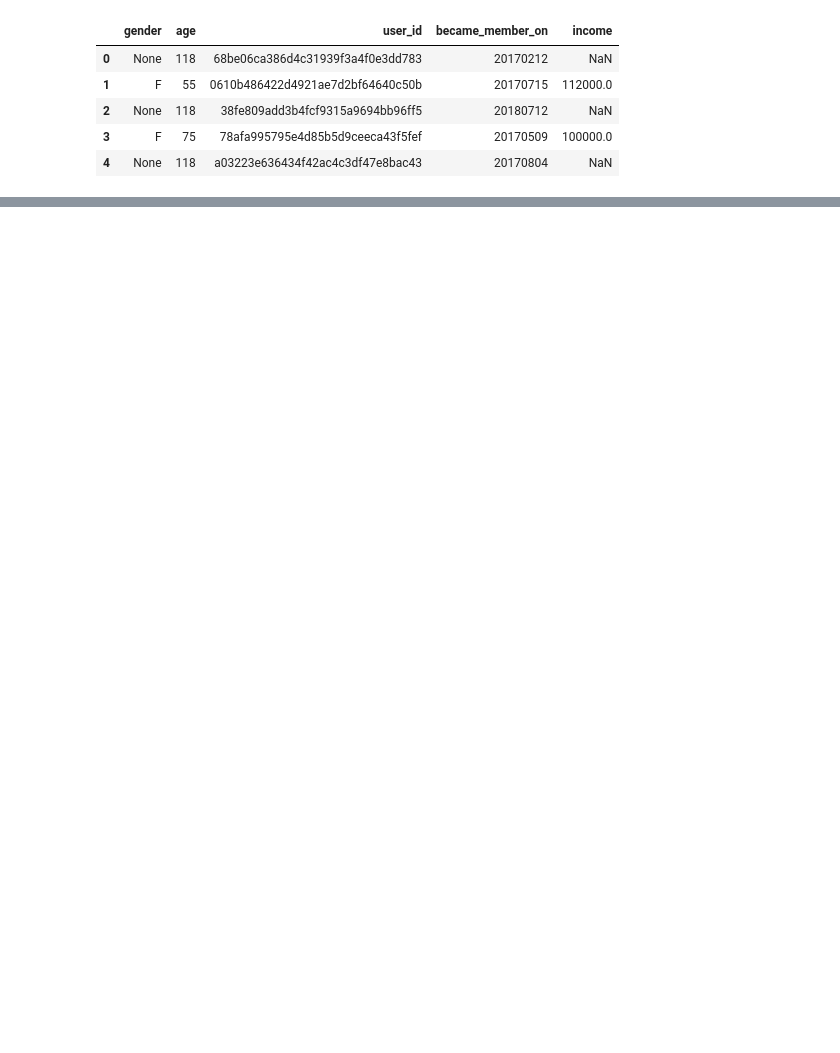
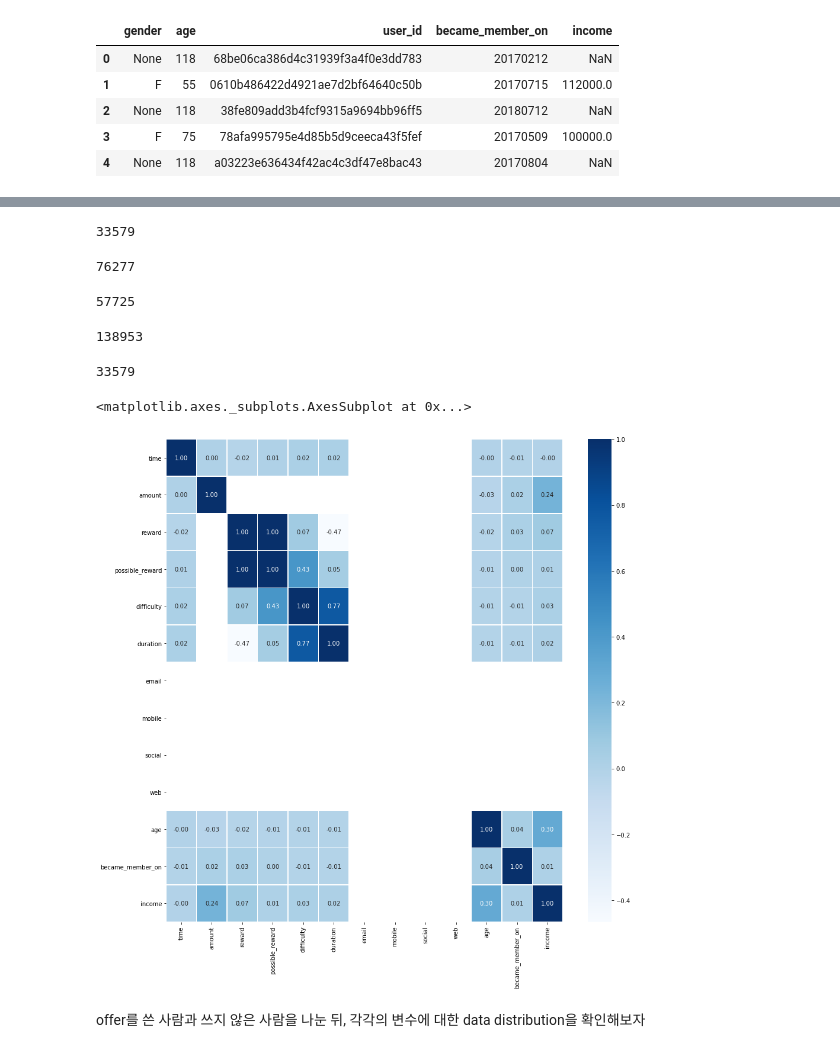
Before and after one commit to SeongbinLim94/starbucks-capstone-project, a Jupyter notebook: code.ipynb, the cells around one changed output, grey strips where cells are left out. Drawn from its saved outputs; the diff is of its cells as text; code cells hidden in the pictures; blank space fills up the shorter version.

```diff
--- a/code.ipynb
+++ b/code.ipynb
@@ -228,3 +228,0 @@ df.head()
-# %%
-df = pd.merge(df, profile, how='left', on='user_id')
-df.head()
@@ -239,0 +255,33 @@ df.head()
+# %%
+i = 0
+for offer in offer_completed:
+    if offer in transaction:
+        i = i + 1
+print(i)
+# %% [output]
+33579
+# %%
+len(offer_received)
+# %% [output]
+76277
+# %%
+len(offer_viewed)
+# %% [output]
+57725
+# %%
+len(transaction)
+# %% [output]
+138953
+# %%
+len(offer_completed)
+# %% [output]
+33579
+# %%
+plt.figure(figsize=(15, 15))
+sns.heatmap(data=df.corr(), annot=True,
+            fmt= '.2f', linewidths=.5, cmap='Blues')
+# %% [output]
+<matplotlib.axes._subplots.AxesSubplot at 0x...>
+[figure, added]
+# %% [markdown]
+offer를 쓴 사람과 쓰지 않은 사람을 나눈 뒤, 각각의 변수에 대한 data distribution을 확인해보자
```
Also changed, not shown: parts of 13 cells of this notebook.
